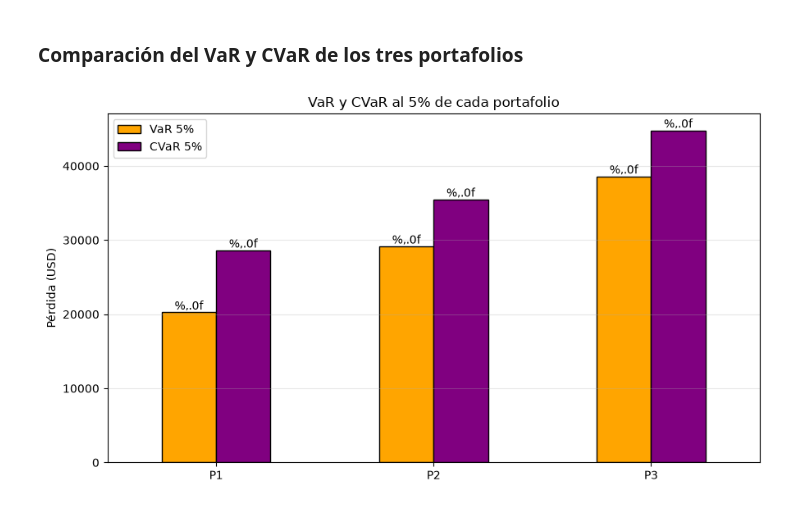
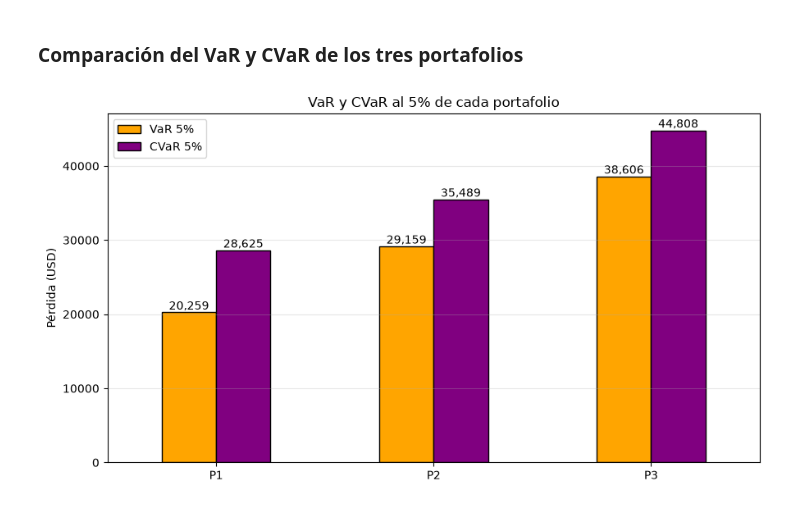
Before and after one commit to DrChino21/SIMULACION-DE-PROCESOS-FINANCIEROS--O2026, a Jupyter notebook: 18_VaR_CVaR.ipynb, the cells around one changed output. Cells and saved outputs as stored; diff of their text form; code cells hidden in the pictures.

```diff
--- a/18_VaR_CVaR.ipynb
+++ b/18_VaR_CVaR.ipynb
@@ -240,13 +240,13 @@ plt.show()
 # %%
 ax = riesgo[["VaR 5%", "CVaR 5%"]].plot(kind="bar", figsize=(9, 5), rot=0,
                                          color=["orange", "purple"], edgecolor="black")
 for barras in ax.containers:
-    ax.bar_label(barras, fmt="%,.0f", fontsize=10)
+        ax.bar_label(barras, fmt="{:,.0f}", fontsize=10)
 
 ax.set_ylabel("Pérdida (USD)")
 ax.set_title("VaR y CVaR al 5% de cada portafolio")
 ax.grid(alpha=0.3, axis="y")
 plt.tight_layout()
 plt.show()
 # %% [output]
-[figure, old version]
+[figure, new version]
```
Also changed, not shown: parts of 1 cell of this notebook, 1 other file.
